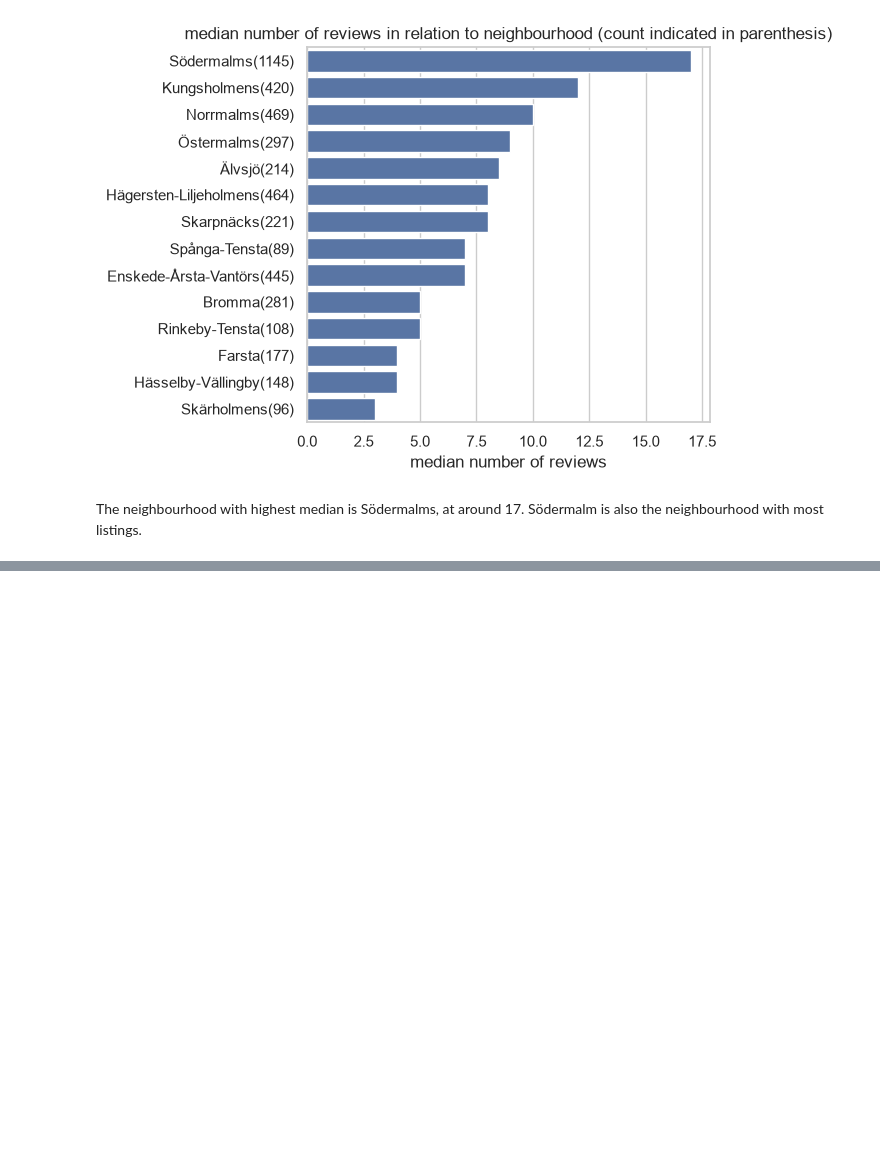
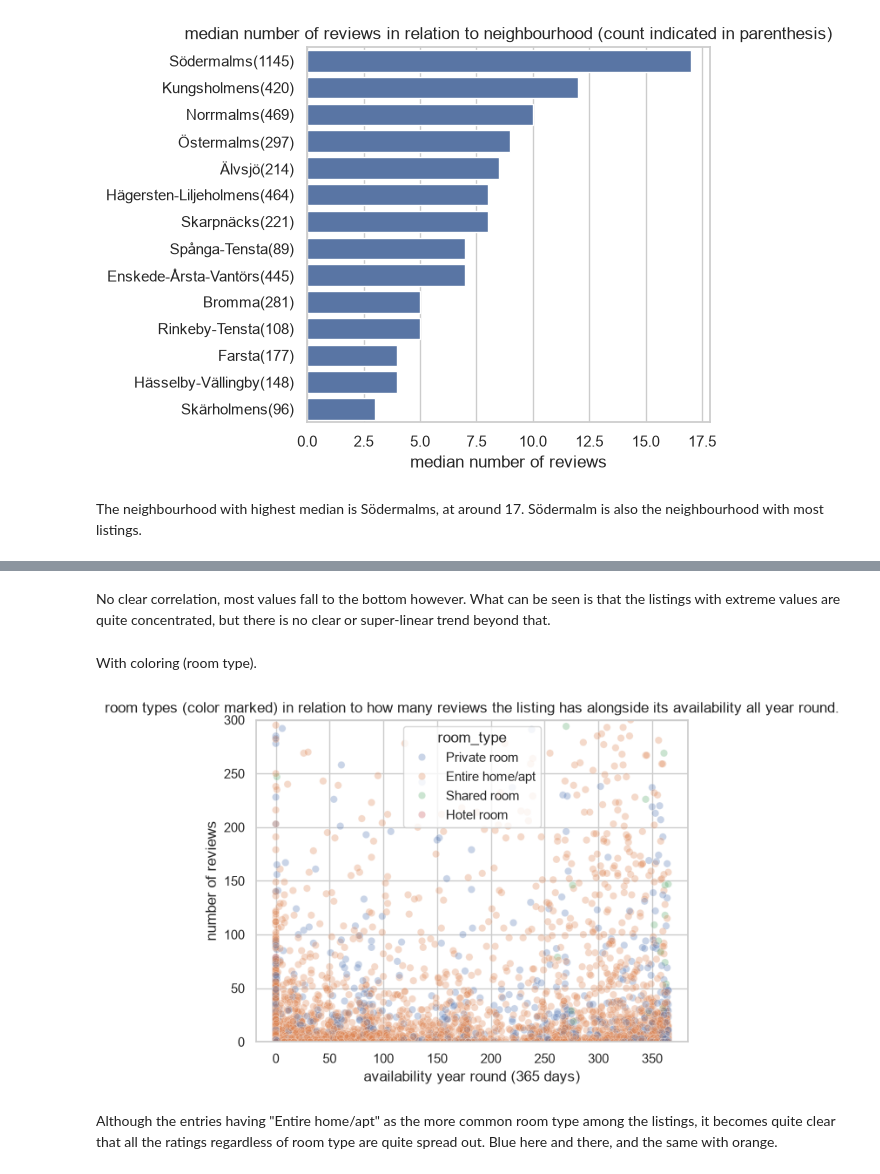
Before and after one commit to hotelFabie/LabComposition, a Jupyter notebook: Analysis & Visualization/Lab 7/lab7.ipynb, the cells around one changed output, grey strips where cells are left out. Drawn from its saved outputs; the diff is of its cells as text; code cells hidden in the pictures; blank space fills up the shorter version.

```diff
--- a/Analysis & Visualization/Lab 7/lab7.ipynb
+++ b/Analysis & Visualization/Lab 7/lab7.ipynb
@@ -226,0 +247,26 @@ The neighbourhood with highest median is Södermalms, at around 17. Södermalm i
+# %% [markdown]
+No clear correlation, most values fall to the bottom however.
+What can be seen is that the listings with extreme values are quite concentrated, but there is
+no clear or super-linear trend beyond that.
+# %% [markdown]
+With coloring (room type).
+# %%
+fig, ax = plt.subplots()
+
+sns.scatterplot(data=listings, x='availability_365', y='number_of_reviews', hue='room_type', alpha=0.3, ax=ax)
+
+ax.set_ylim(0, 300)
+
+#wip this
+ax.set_title('room types (color marked) in relation to how many reviews the listing has alongside its availability all year round.')
+ax.set_xlabel('availability year round (365 days)')
+ax.set_ylabel('number of reviews')
+
+
+plt.show()
+# %% [output]
+[figure, added]
+# %% [markdown]
+Although the entries having "Entire home/apt" as the more common room type among the listings,
+it becomes quite clear that all the ratings regardless of room type are quite spread out.
+Blue here and there, and the same with orange.
```
Also changed, not shown: parts of 3 cells of this notebook.
